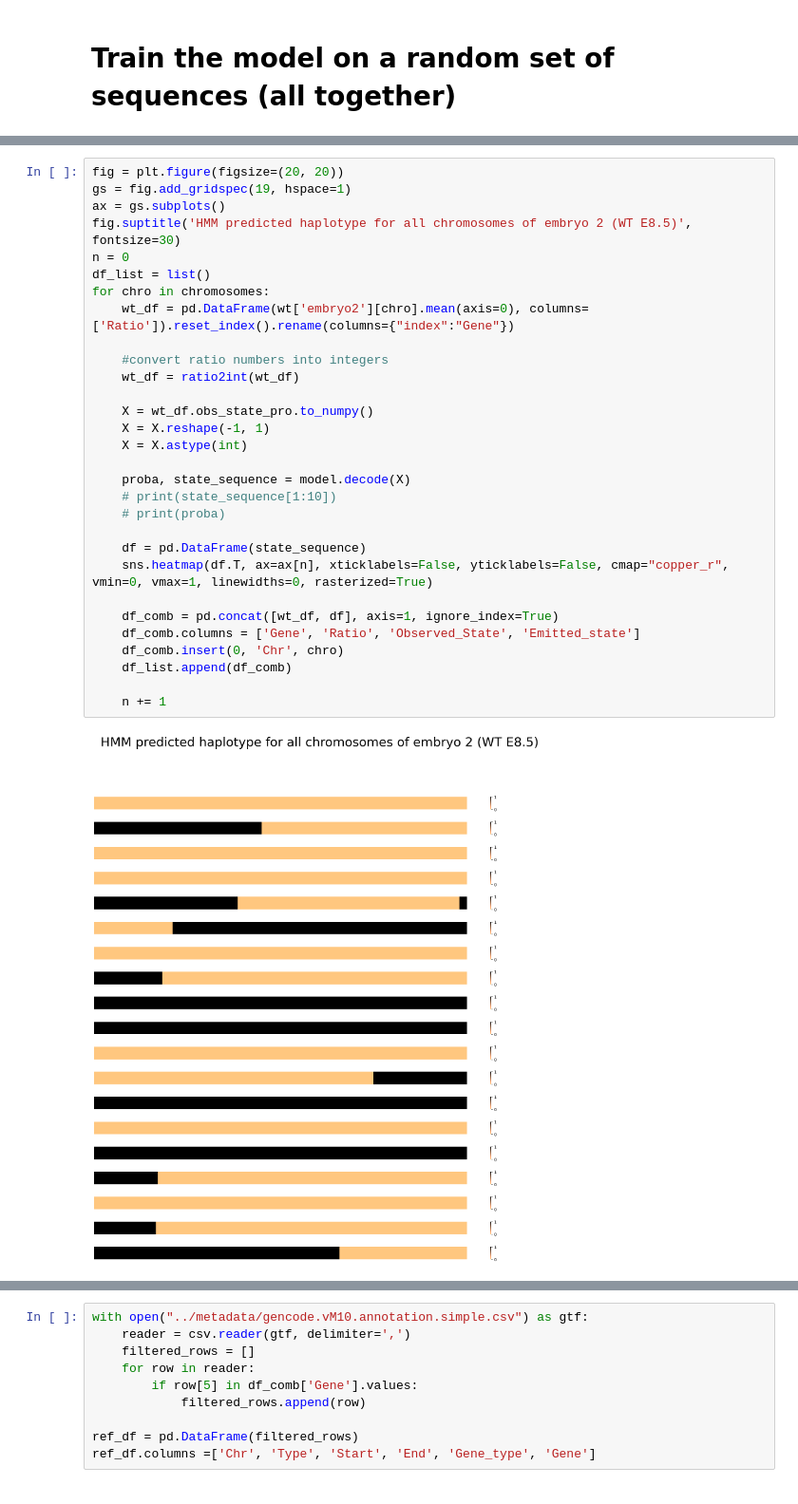
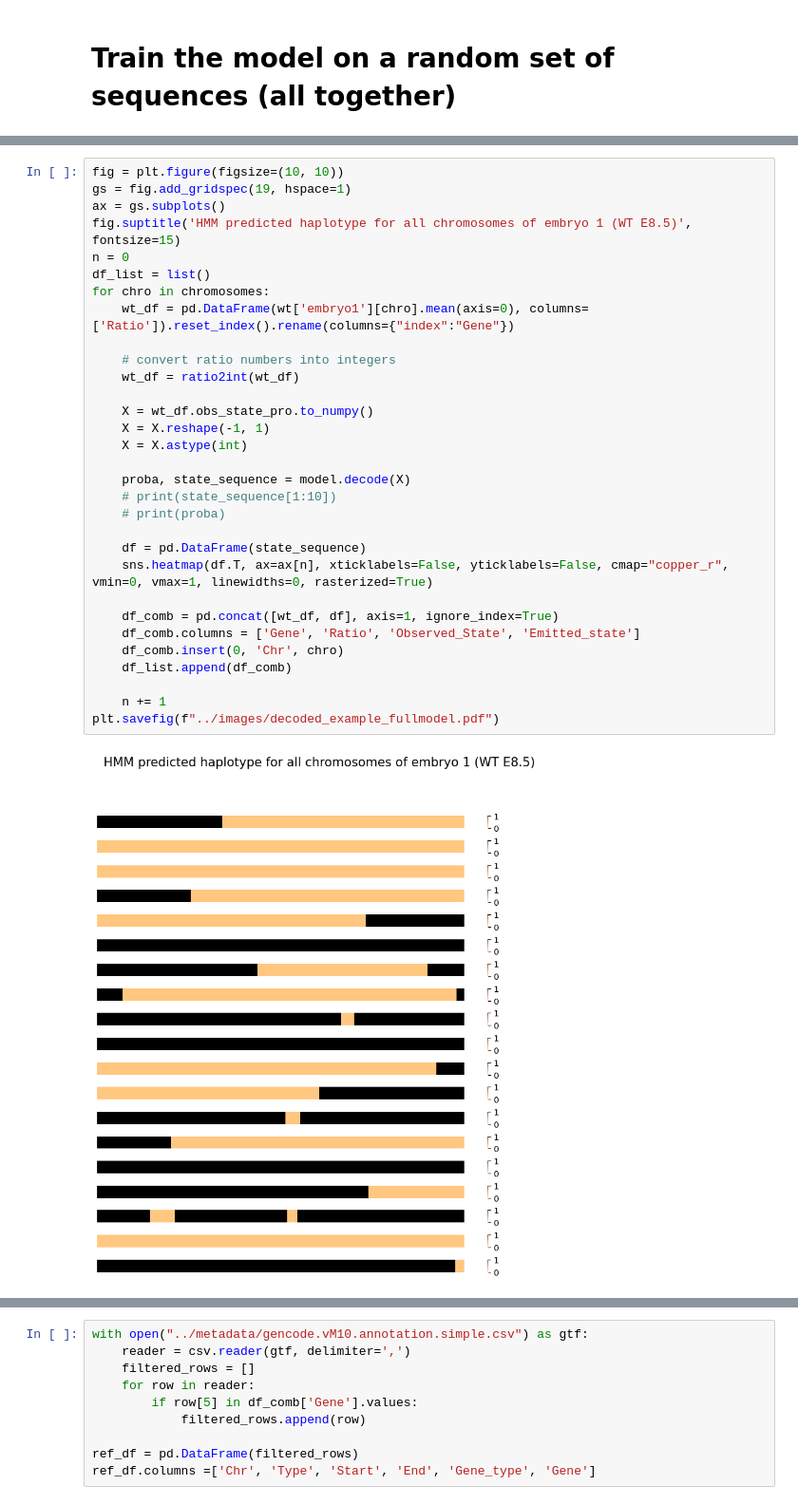
Before and after one commit to RosariaTornisiello/Genotype_HMM, a Jupyter notebook: vignette/model_evaluation.ipynb, the cells around one changed output, grey strips where cells are left out. Shown at 95% size. Cells and saved outputs as stored; diff of their text form.

```diff
--- a/vignette/model_evaluation.ipynb
+++ b/vignette/model_evaluation.ipynb
@@ -104,35 +107,36 @@ print(model.startprob_,
 # %%
-fig = plt.figure(figsize=(20, 20))
+fig = plt.figure(figsize=(10, 10))
 gs = fig.add_gridspec(19, hspace=1)
 ax = gs.subplots()
-fig.suptitle('HMM predicted haplotype for all chromosomes of embryo 2 (WT E8.5)', fontsize=30)
+fig.suptitle('HMM predicted haplotype for all chromosomes of embryo 1 (WT E8.5)', fontsize=15)
 n = 0
 df_list = list()
 for chro in chromosomes:
-    wt_df = pd.DataFrame(wt['embryo2'][chro].mean(axis=0), columns=['Ratio']).reset_index().rename(columns={"index":"Gene"})
+    wt_df = pd.DataFrame(wt['embryo1'][chro].mean(axis=0), columns=['Ratio']).reset_index().rename(columns={"index":"Gene"})
 
-    #convert ratio numbers into integers
+    # convert ratio numbers into integers
     wt_df = ratio2int(wt_df)
 
     X = wt_df.obs_state_pro.to_numpy()
     X = X.reshape(-1, 1)
     X = X.astype(int)
 
     proba, state_sequence = model.decode(X)
     # print(state_sequence[1:10])
     # print(proba)
 
     df = pd.DataFrame(state_sequence)
     sns.heatmap(df.T, ax=ax[n], xticklabels=False, yticklabels=False, cmap="copper_r", vmin=0, vmax=1, linewidths=0, rasterized=True)
 
     df_comb = pd.concat([wt_df, df], axis=1, ignore_index=True)
     df_comb.columns = ['Gene', 'Ratio', 'Observed_State', 'Emitted_state']
     df_comb.insert(0, 'Chr', chro)
     df_list.append(df_comb)
 
     n += 1
+plt.savefig(f"../images/decoded_example_fullmodel.pdf")
 # %% [output]
-[figure, old version]
+[figure, new version]
 # %%
 df_comb = pd.concat(df_list, axis=0, ignore_index=True)
 df_comb
```
Also changed, not shown: parts of 17 cells of this notebook.
